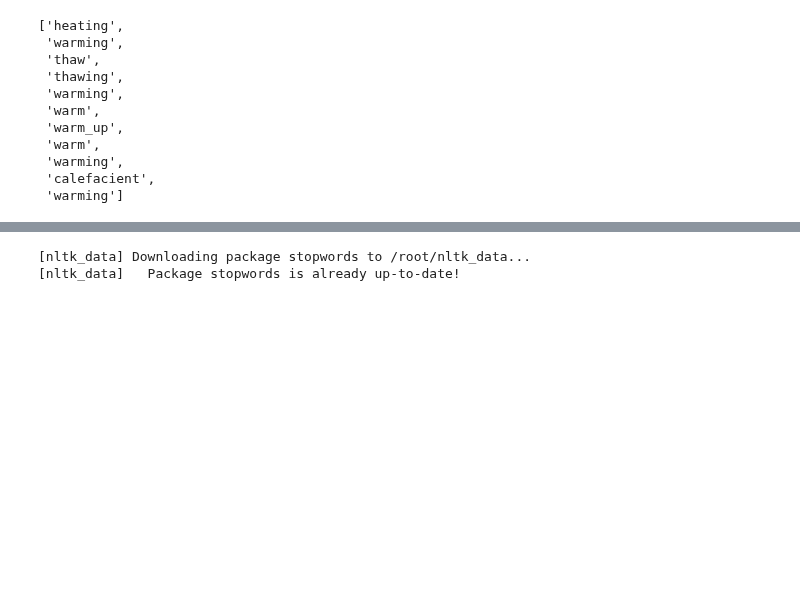
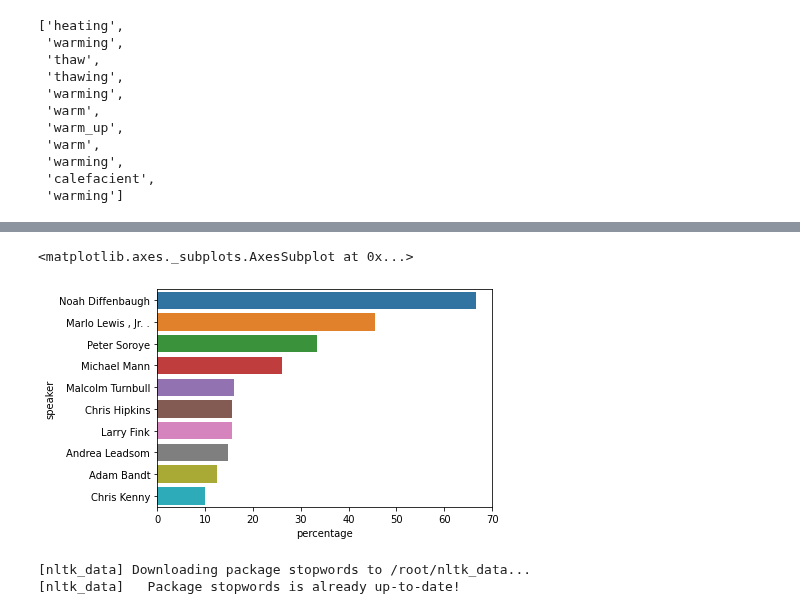
Before and after one commit to epfl-ada/ada-2021-project-jjzm, a Jupyter notebook: Data exploration M2.ipynb, the cells around one changed output, grey strips where cells are left out. Saved outputs shown, nothing was run; the diff lists cells and outputs as text; code cells hidden in the pictures; blank space fills up the shorter version.

```diff
--- a/Data exploration M2.ipynb
+++ b/Data exploration M2.ipynb
@@ -128 +131,13 @@ sns.barplot(x=top_speakers_topic_2020.values, y=top_speakers_topic_2020.index)
+# %%
+# to see their percentage of quotation about the topic
+top_topic_speakers_quotes_count = top_topic_speakers_quotes.groupby(by='speaker').count().sort_values(by='quotation', ascending=False).quotation
+speakers_topic_2020_df = pd.DataFrame({'speaker': speakers_topic_2020.index, 'quotes_topic': speakers_topic_2020.values})
+top_topic_speakers_quotes_count_df = pd.DataFrame({'speaker': top_topic_speakers_quotes_count.index, 'quotes_total': top_topic_speakers_quotes_count.values})
+speakers_topic_2020_quotations = speakers_topic_2020_df.merge(top_topic_speakers_quotes_count_df)
+speakers_topic_2020_quotations['percentage'] = (speakers_topic_2020_quotations['quotes_topic'] / speakers_topic_2020_quotations['quotes_total']) * 100
+speakers_topic_2020_quotations = speakers_topic_2020_quotations.sort_values(by='percentage', ascending=False)
+sns.barplot(x='percentage', y='speaker', data=speakers_topic_2020_quotations[0:10])
+# %% [output]
+<matplotlib.axes._subplots.AxesSubplot at 0x...>
+[figure, added]
 # %%
```
Also changed, not shown: parts of 20 cells of this notebook.
